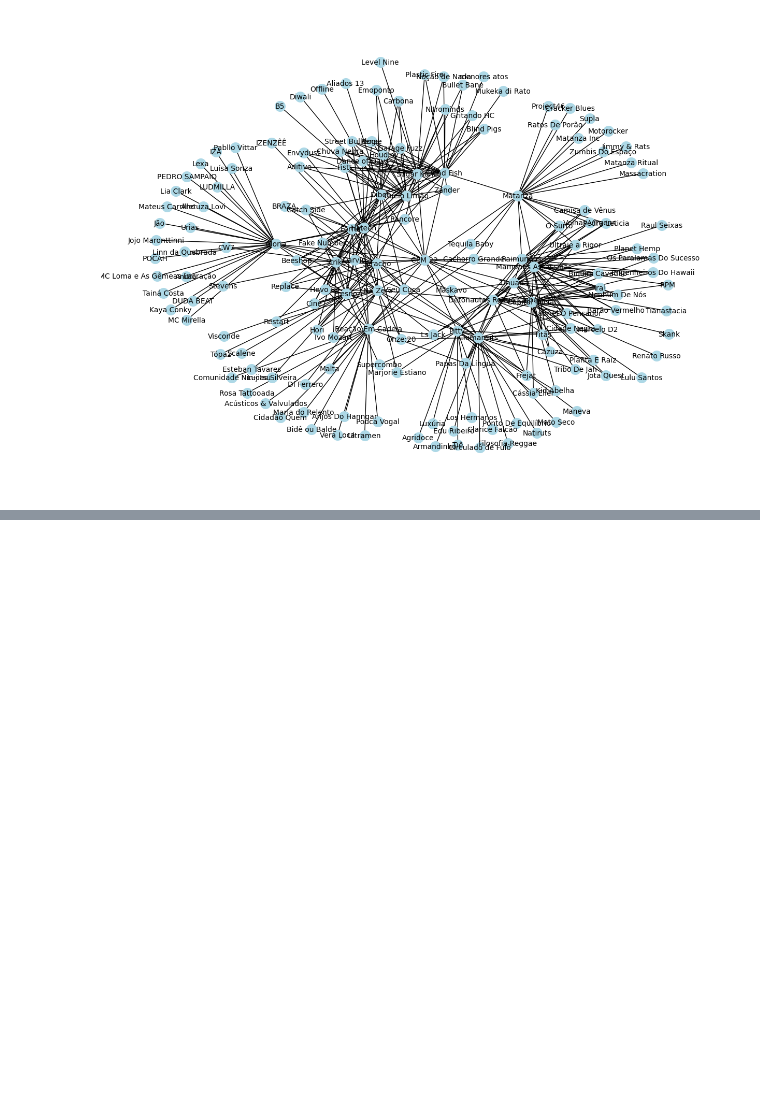
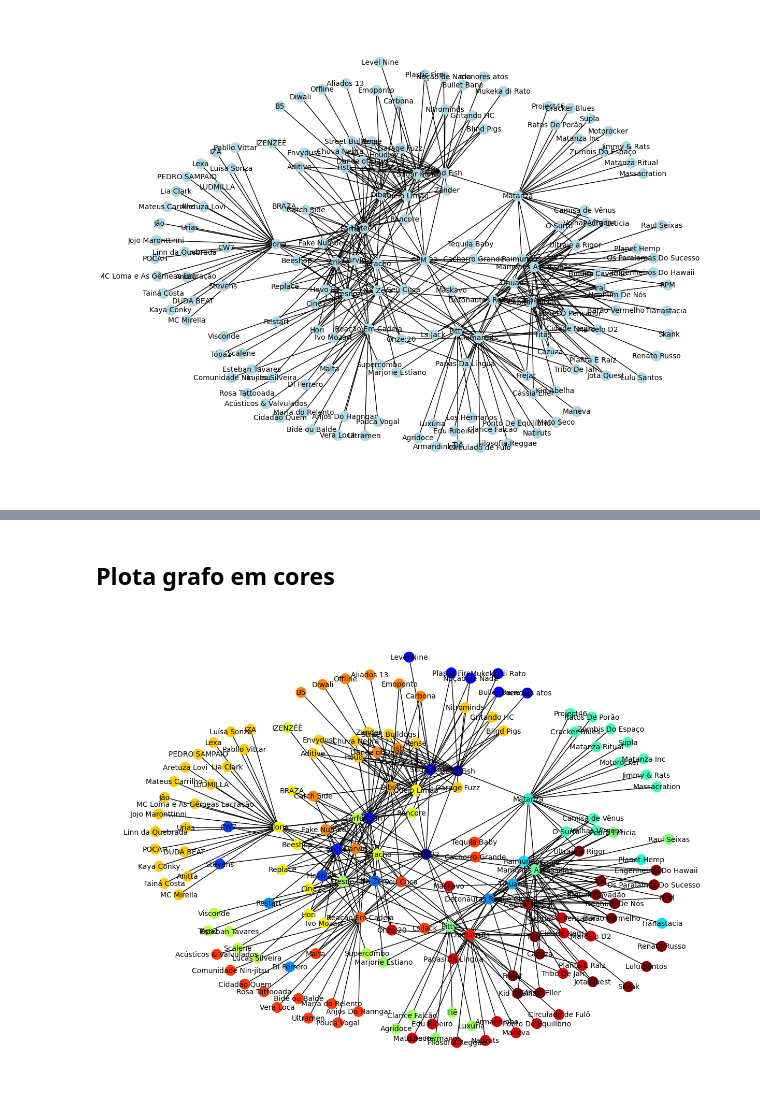
Before and after one commit to projeto-de-algoritmos/Grafos1_spotyfy_bands_v2, a Jupyter notebook: notebook_grafo_spotify.ipynb, the cells around one changed output, grey strips where cells are left out. Cells and saved outputs as stored; diff of their text form; code cells hidden in the pictures; blank space fills up the shorter version.

```diff
--- a/notebook_grafo_spotify.ipynb
+++ b/notebook_grafo_spotify.ipynb
@@ -180,0 +261,67 @@ plotar_grafo_expandido(grafo_artistas)
+# %% [markdown]
+## Plota grafo em cores
+# %%
+import json
+import networkx as nx
+import matplotlib.pyplot as plt
+from collections import deque
+
+# Função para carregar um grafo de um arquivo JSON
+def carregar_grafo_de_json(nome_arquivo):
+    with open(nome_arquivo, 'r') as arquivo_json:
+        data = json.load(arquivo_json)
+        grafo = nx.node_link_graph(data)
+    return grafo
+
+# Função para realizar uma busca em profundidade (DFS) em um grafo
+def dfs(grafo, vertice, camada, cores, visitados):
+    if vertice not in visitados:
+        visitados.add(vertice)
+        cores[vertice] = camada  # Atribui uma cor à camada atual
+        for vizinho in grafo.neighbors(vertice):
+            dfs(grafo, vizinho, camada + 1, cores, visitados)
+
+# Função para plotar o grafo com cores por camada
+def plotar_grafo_com_cores(grafo, cores):
+    plt.figure(figsize=(12, 9))
+    pos = nx.kamada_kawai_layout(grafo)
+
+    # Obter uma lista de cores exclusivas com base nas camadas
+    unique_colors = list(set(cores.values()))
+
+    # Criar um mapa de cores personalizado
+    color_map = [plt.cm.jet(i / max(unique_colors)) for i in unique_colors]
+
+    # Atribuir cores aos nós com base nas camadas
+    node_colors = [color_map[cores[nodo]] for nodo in grafo.nodes]
+
+    # Plotar o grafo com as cores
+    nx.draw(grafo, pos, with_labels=True, node_size=200, node_color=node_colors, font_size=10, font_color='black')
+    labels = nx.get_node_attributes(grafo, 'label')
+    nx.draw_networkx_labels(grafo, pos, labels, font_size=12)
+
+    plt.axis('off')
+    plt.show()
+
+#no Principal do Grafo.
+
+vertice_inicial = 'CPM 22'
+profundidade = 2  # Altere a profundidade desejada aqui
+
+# Nome do arquivo JSON com o grafo
+nome_arquivo_artista = f'grafo_{vertice_inicial.replace(" ", "_")}_profundidade_{profundidade}.json'
+
+# Carregar o grafo a partir do arquivo JSON
+grafo_artistas = carregar_grafo_de_json(nome_arquivo_artista)
+
+# Realizar uma busca em profundidade (DFS) a partir de um vértice inicial
+
+
+visitados_dfs = set()
+cores_por_camada = {}
+dfs(grafo_artistas, vertice_inicial, 0, cores_por_camada, visitados_dfs)
+
+# Plotar o grafo com cores por camada
+plotar_grafo_com_cores(grafo_artistas, cores_por_camada)
+# %% [output]
+[figure, added]
```
Also changed, not shown: parts of 3 cells of this notebook.
